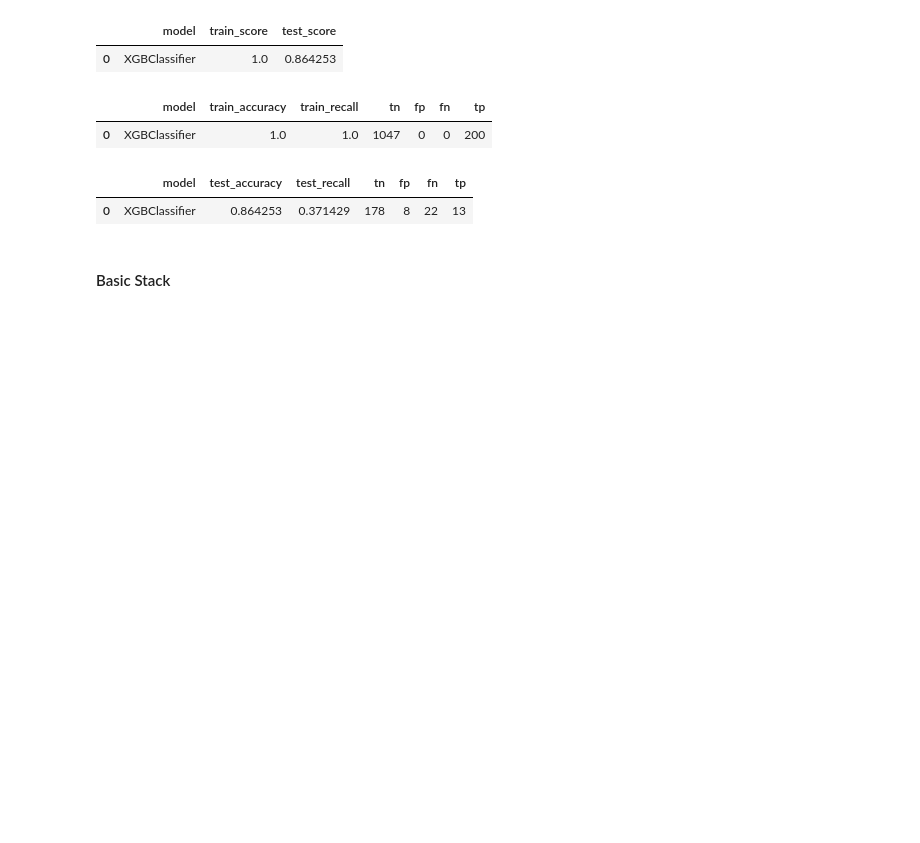
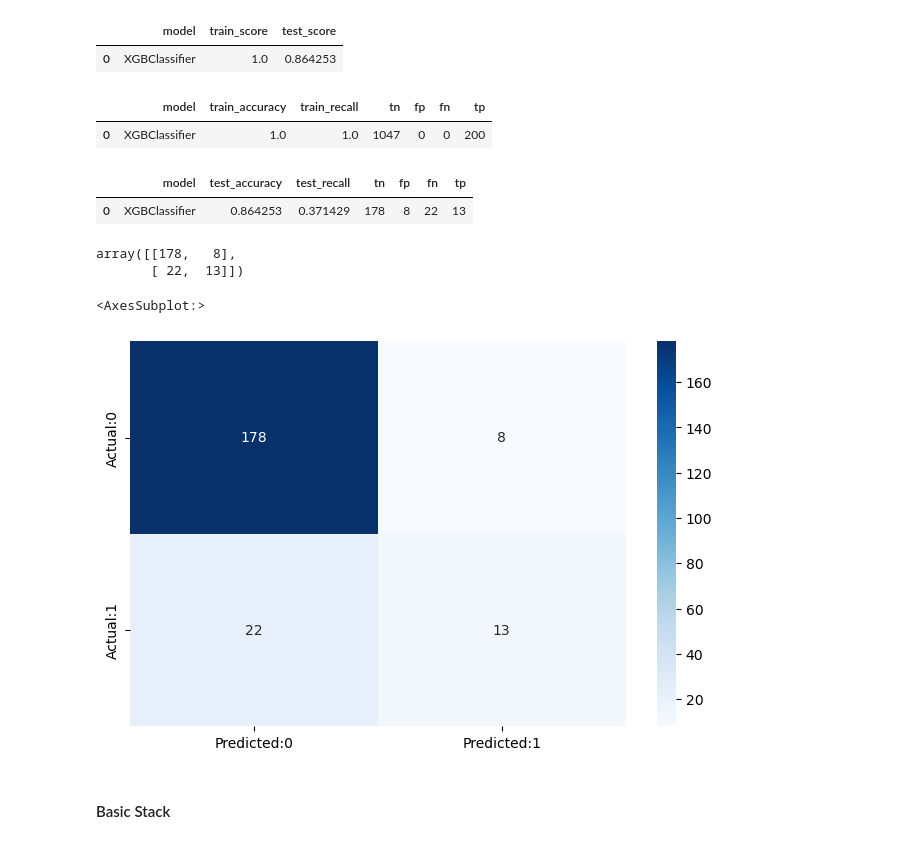
Before and after one commit to atigonh/resignation, a Jupyter notebook: code/4_Procudtion_Model.ipynb, the cells around one changed output. Drawn from its saved outputs; the diff is of its cells as text; code cells hidden in the pictures; blank space fills up the shorter version.

```diff
--- a/code/4_Procudtion_Model.ipynb
+++ b/code/4_Procudtion_Model.ipynb
@@ -405,13 +410,25 @@ df_cm_train
 # %% [output]
 |  | model | train_accuracy | train_recall | tn | fp | fn | tp |
 | 0 | XGBClassifier | 1.0 | 1.0 | 1047 | 0 | 0 | 200 |
+# %%
+df_cm_test = pd.DataFrame(cm_scores_test, columns=['model', 'test_accuracy', 'test_recall', 'tn', 'fp', 'fn', 'tp'])
+df_cm_test.to_csv('../data/cm_scores_test.csv', index=False)
+df_cm_test
+# %% [output]
+|  | model | test_accuracy | test_recall | tn | fp | fn | tp |
+| 0 | XGBClassifier | 0.864253 | 0.371429 | 178 | 8 | 22 | 13 |
+# %%
+cm_test[0][1]
+# %% [output]
+array([[178,   8],
+       [ 22,  13]])
 # %%
-df_cm_test = pd.DataFrame(cm_scores_test, columns=['model', 'test_accuracy', 'test_recall', 'tn', 'fp', 'fn', 'tp'])
-df_cm_test.to_csv('../data/cm_scores_test.csv', index=False)
-df_cm_test
+conf_matrix=pd.DataFrame(data=cm_test[0][1],columns=['Predicted:0','Predicted:1'],index=['Actual:0','Actual:1'])
+plt.figure(figsize = (8,5))
+sns.heatmap(conf_matrix, annot=True,fmt='d',cmap=plt.cm.Blues)
 # %% [output]
-|  | model | test_accuracy | test_recall | tn | fp | fn | tp |
-| 0 | XGBClassifier | 0.864253 | 0.371429 | 178 | 8 | 22 | 13 |
+<AxesSubplot:>
+[figure, added]
 # %% [markdown]
 #### Basic Stack
 # %% [markdown]
```
Also changed, not shown: parts of 10 cells of this notebook, 8 other files.
